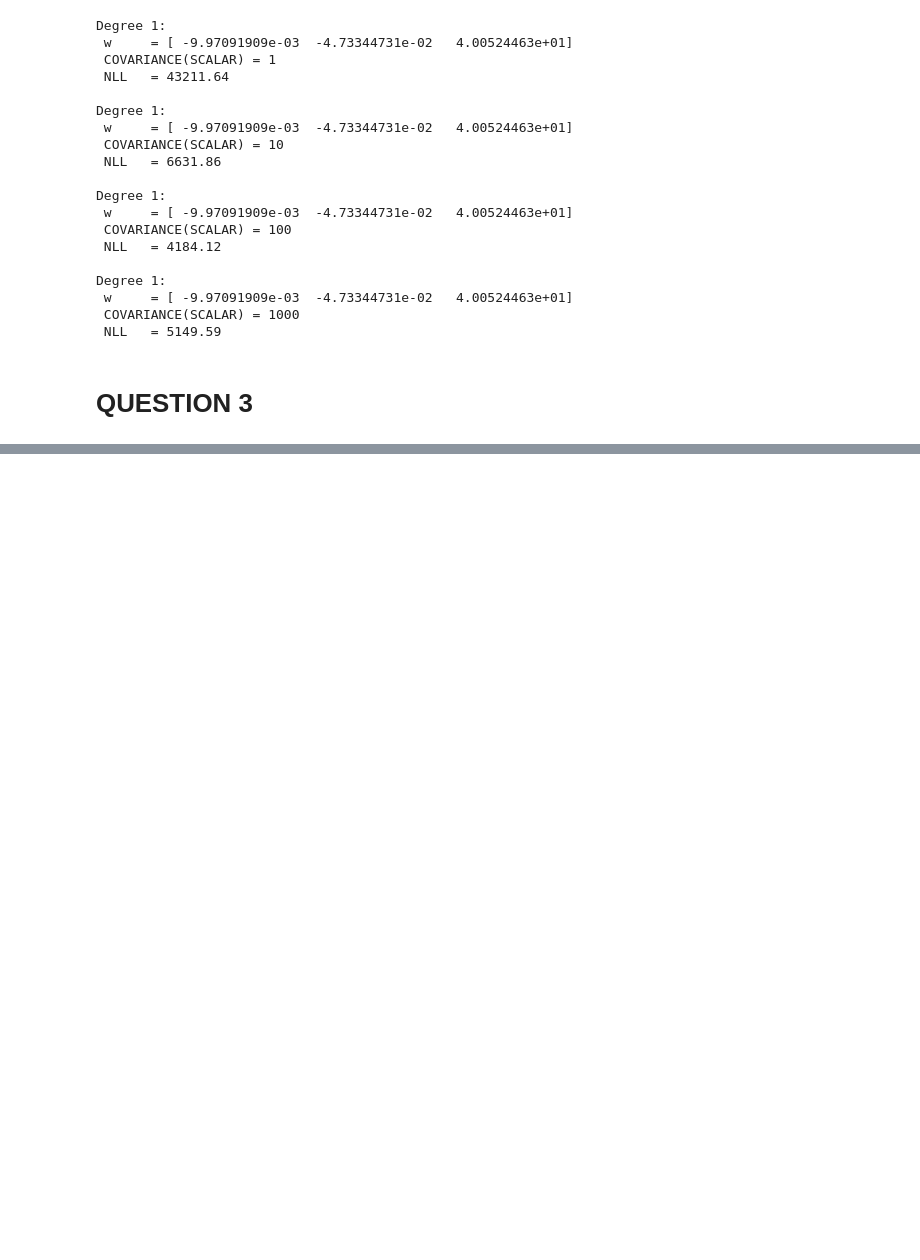
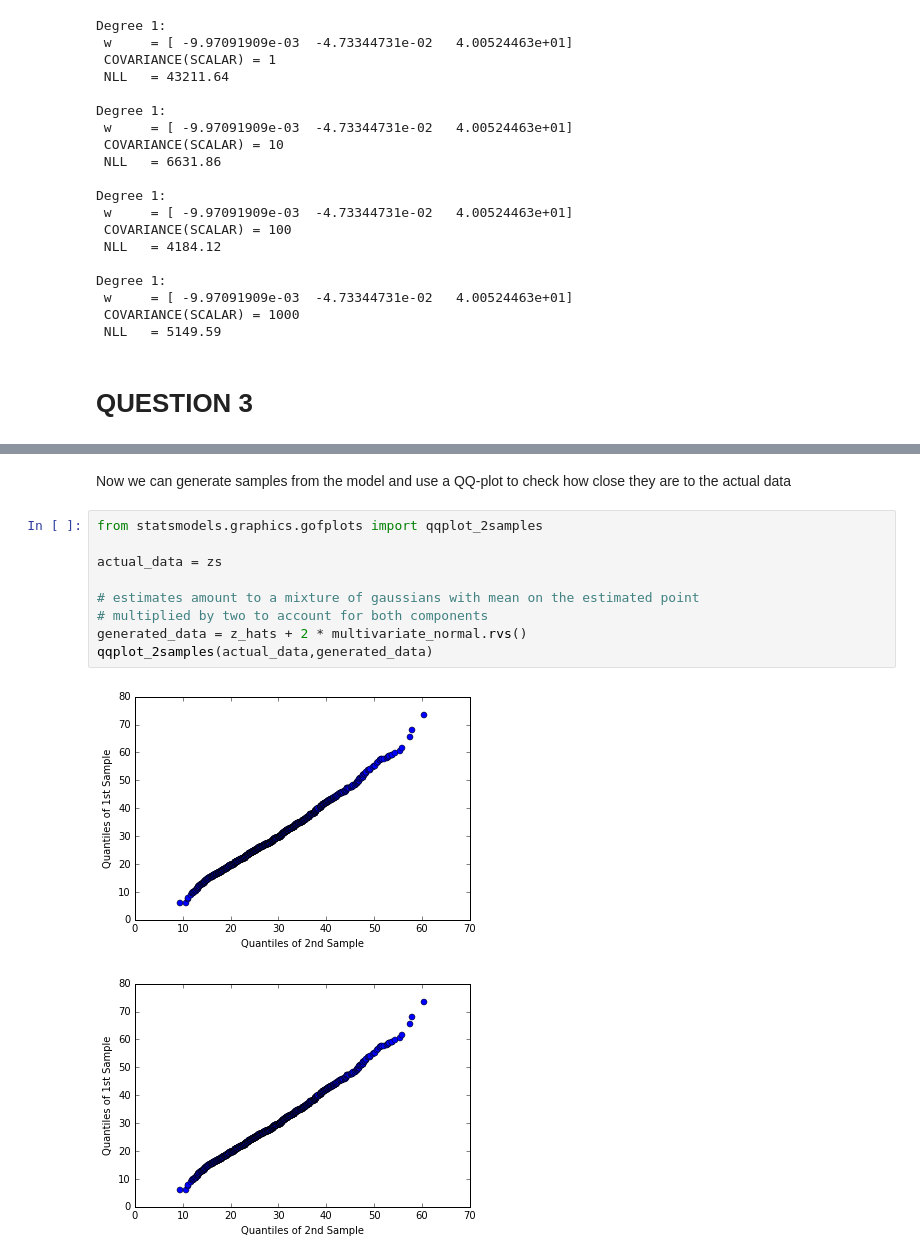
Before and after one commit to queirozfcom/statistical-learning, a Jupyter notebook: notebooks/list-2.ipynb, the cells around one changed output, grey strips where cells are left out. Drawn from its saved outputs; the diff is of its cells as text; blank space fills up the shorter version.

```diff
--- a/notebooks/list-2.ipynb
+++ b/notebooks/list-2.ipynb
@@ -578,0 +706,14 @@ Degree 1:
+# %% [markdown]
+Now we can generate samples from the model and use a QQ-plot to check how close they are to the actual data
+# %%
+from statsmodels.graphics.gofplots import qqplot_2samples
+
+actual_data = zs
+
+# estimates amount to a mixture of gaussians with mean on the estimated point
+# multiplied by two to account for both components
+generated_data = z_hats + 2 * multivariate_normal.rvs()
+qqplot_2samples(actual_data,generated_data)
+# %% [output]
+[figure, added]
+[figure, added]
```
Also changed, not shown: parts of 17 cells of this notebook, 1 other file.
